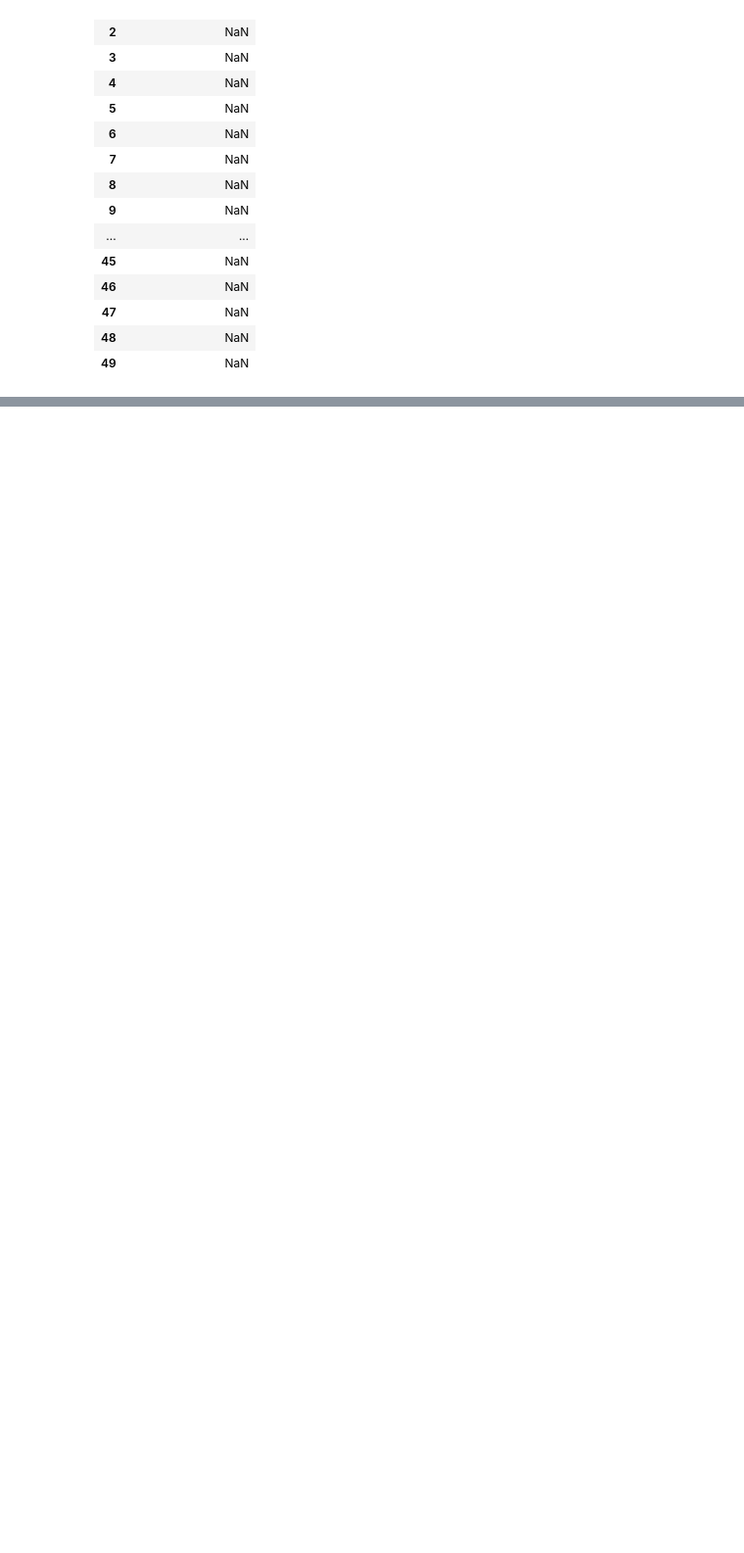
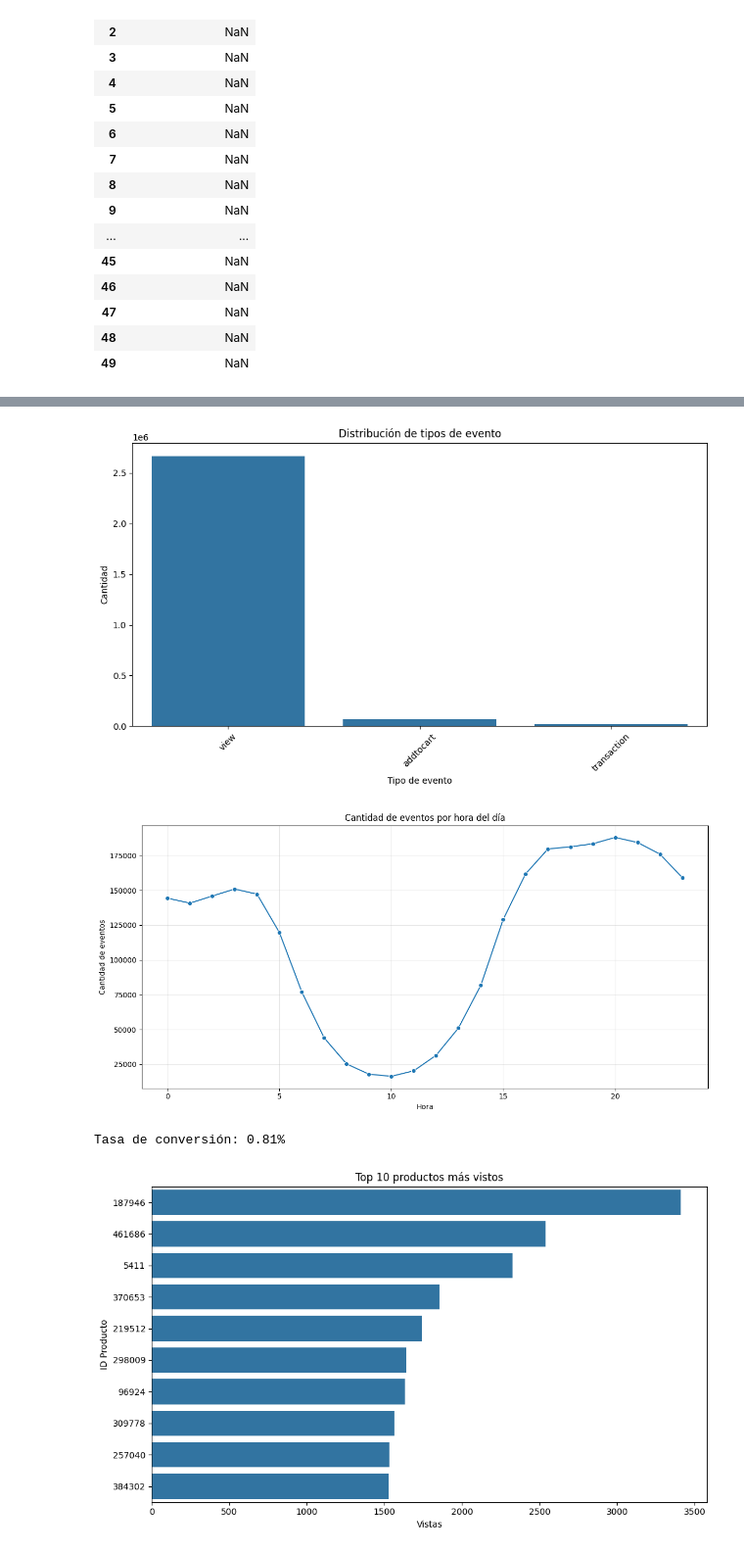
Before and after one commit to MelissaPerez09/Data-Understanding, a Jupyter notebook: src/main.ipynb, the cells around one changed output, grey strips where cells are left out. Shown: that part at 98% size. Cells and saved outputs as stored; diff of their text form; code cells hidden in the pictures; blank space fills up the shorter version.

```diff
--- a/src/main.ipynb
+++ b/src/main.ipynb
@@ -518,0 +602,40 @@ summary_df
+# %%
+# comportamiento de eventos
+plt.figure(figsize=(10, 6))
+sns.countplot(x='event', data=events, order=events['event'].value_counts().index)
+plt.title("Distribución de tipos de evento")
+plt.xlabel("Tipo de evento")
+plt.ylabel("Cantidad")
+plt.xticks(rotation=45)
+plt.tight_layout()
+plt.show()
+
+# Eventos por hora
+eventos_por_hora = events.groupby('hour')['event'].count()
+plt.figure(figsize=(12, 6))
+sns.lineplot(x=eventos_por_hora.index, y=eventos_por_hora.values, marker='o')
+plt.title("Cantidad de eventos por hora del día")
+plt.xlabel("Hora")
+plt.ylabel("Cantidad de eventos")
+plt.grid(True, alpha=0.3)
+plt.tight_layout()
+plt.show()
+
+# Tasa de conversión
+conversion_rate = events['transactionid'].notna().mean() * 100
+print(f"Tasa de conversión: {conversion_rate:.2f}%")
+
+# Top productos más vistos
+top_vistos = events[events['event'] == 'view']['itemid'].value_counts().head(10)
+plt.figure(figsize=(10, 6))
+sns.barplot(x=top_vistos.values, y=top_vistos.index.astype(str))
+plt.title("Top 10 productos más vistos")
+plt.xlabel("Vistas")
+plt.ylabel("ID Producto")
+plt.tight_layout()
+plt.show()
+# %% [output]
+[figure, added]
+[figure, added]
+Tasa de conversión: 0.81%
+[figure, added]
```
Also changed, not shown: parts of 14 cells of this notebook.
